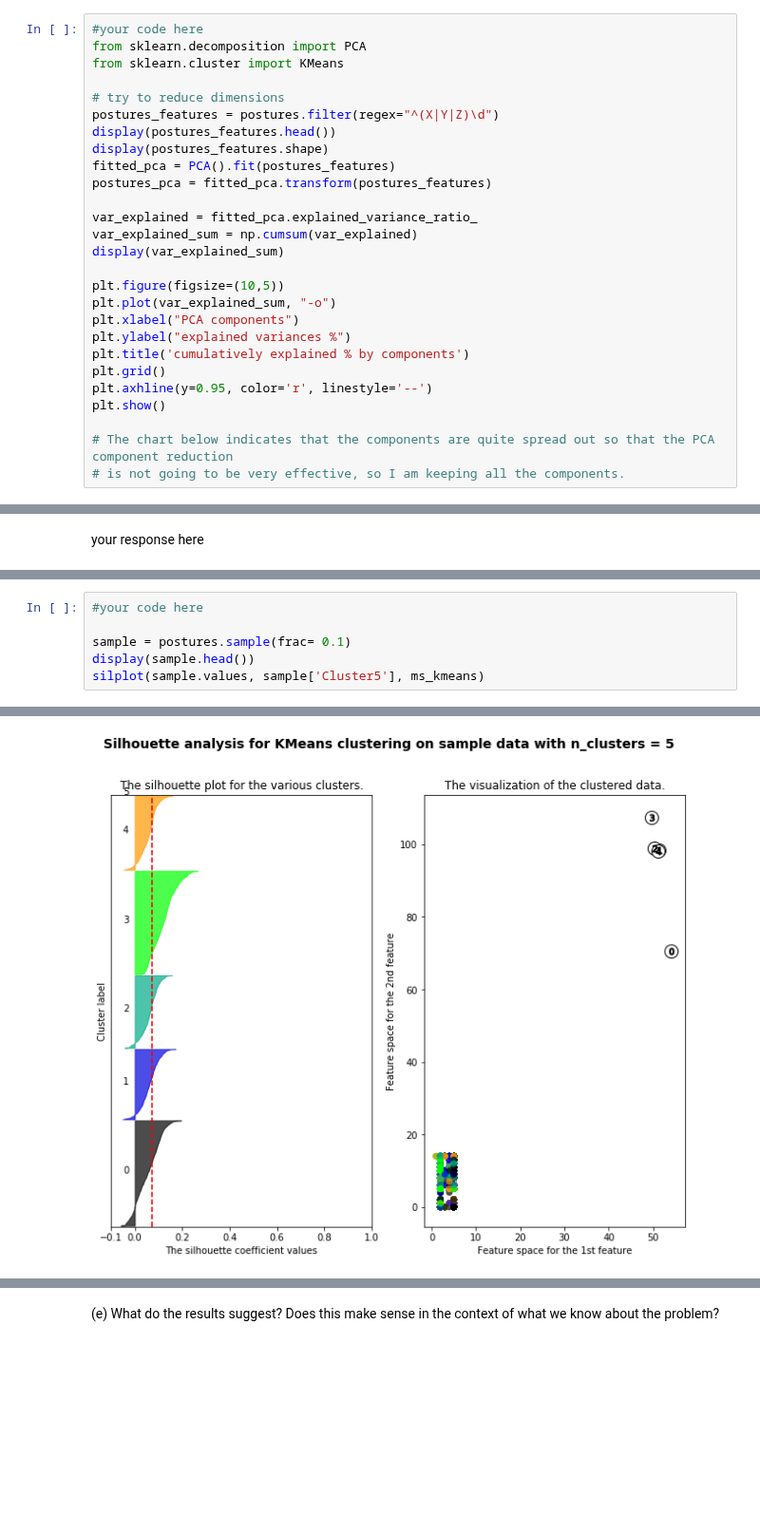
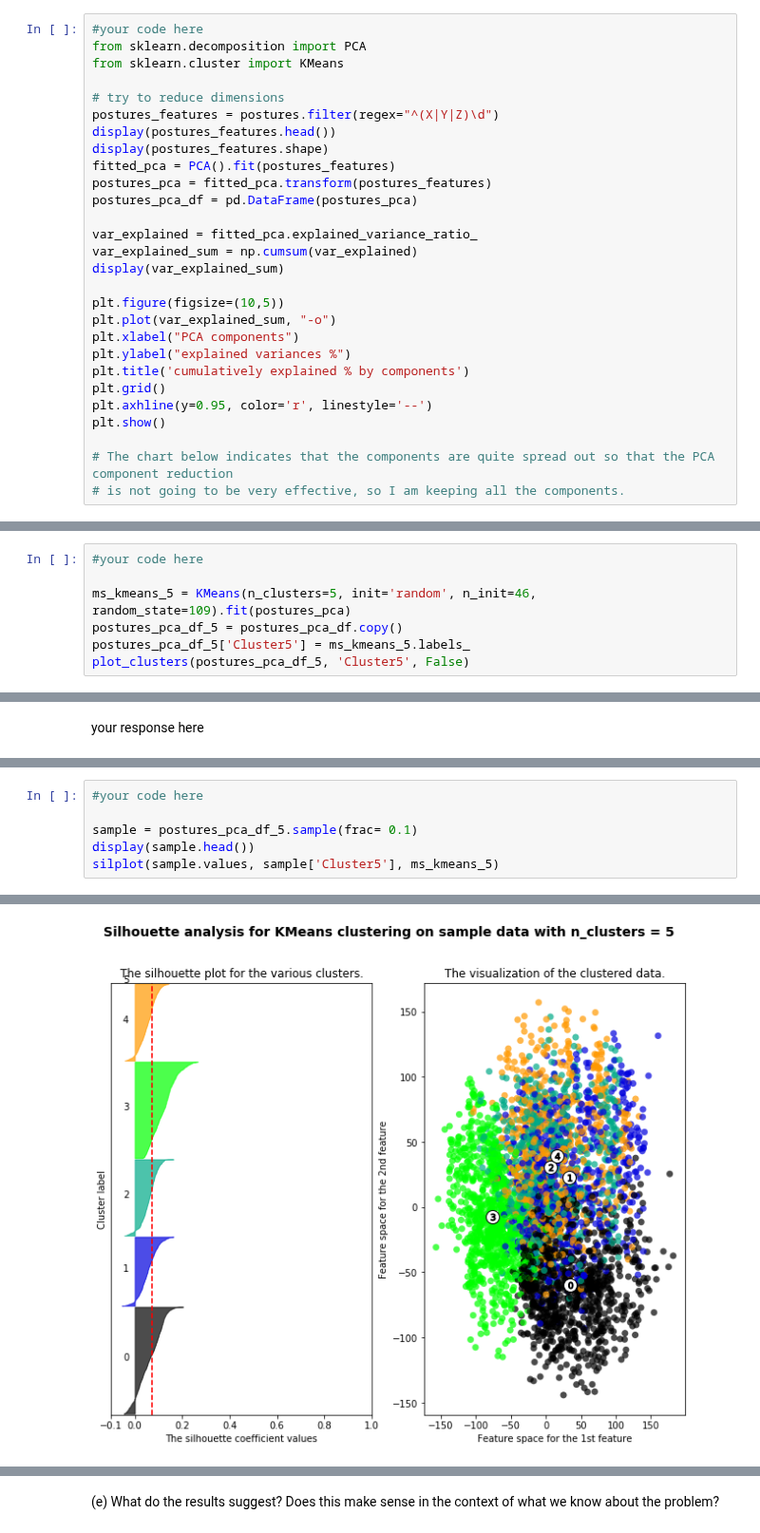
Before and after one commit to jackxxu/2020-CS109B, a Jupyter notebook: content/homeworks/hw02/notebook/cs109b_hw2.ipynb, the cells around one changed output, grey strips where cells are left out. Shown at 95% size. Saved outputs shown, nothing was run; the diff lists cells and outputs as text; blank space fills up the shorter version.

```diff
--- a/content/homeworks/hw02/notebook/cs109b_hw2.ipynb
+++ b/content/homeworks/hw02/notebook/cs109b_hw2.ipynb
@@ -113,6 +113,7 @@ display(postures_features.head())
 display(postures_features.shape)
 fitted_pca = PCA().fit(postures_features)
 postures_pca = fitted_pca.transform(postures_features)
+postures_pca_df = pd.DataFrame(postures_pca)
 
 var_explained = fitted_pca.explained_variance_ratio_
 var_explained_sum = np.cumsum(var_explained)
@@ -318,0 +339,7 @@ For n_clusters = 14, the average silhouette_score is 0.06781804988928032.
+# %%
+#your code here
+
+ms_kmeans_5 = KMeans(n_clusters=5, init='random', n_init=46, random_state=109).fit(postures_pca)
+postures_pca_df_5 = postures_pca_df.copy()
+postures_pca_df_5['Cluster5'] = ms_kmeans_5.labels_
+plot_clusters(postures_pca_df_5, 'Cluster5', False)
@@ -348,7 +350,7 @@ your response here
 # %%
 #your code here
 
-sample = postures.sample(frac= 0.1)
+sample = postures_pca_df_5.sample(frac= 0.1)
 display(sample.head())
-silplot(sample.values, sample['Cluster5'], ms_kmeans)
+silplot(sample.values, sample['Cluster5'], ms_kmeans_5)
 # %% [output]
@@ -363 +365 @@ For n_clusters = 5, the average silhouette_score is 0.07304508132567794.
-[figure, old version]
+[figure, new version]
```
Also changed, not shown: parts of 15 cells of this notebook.
